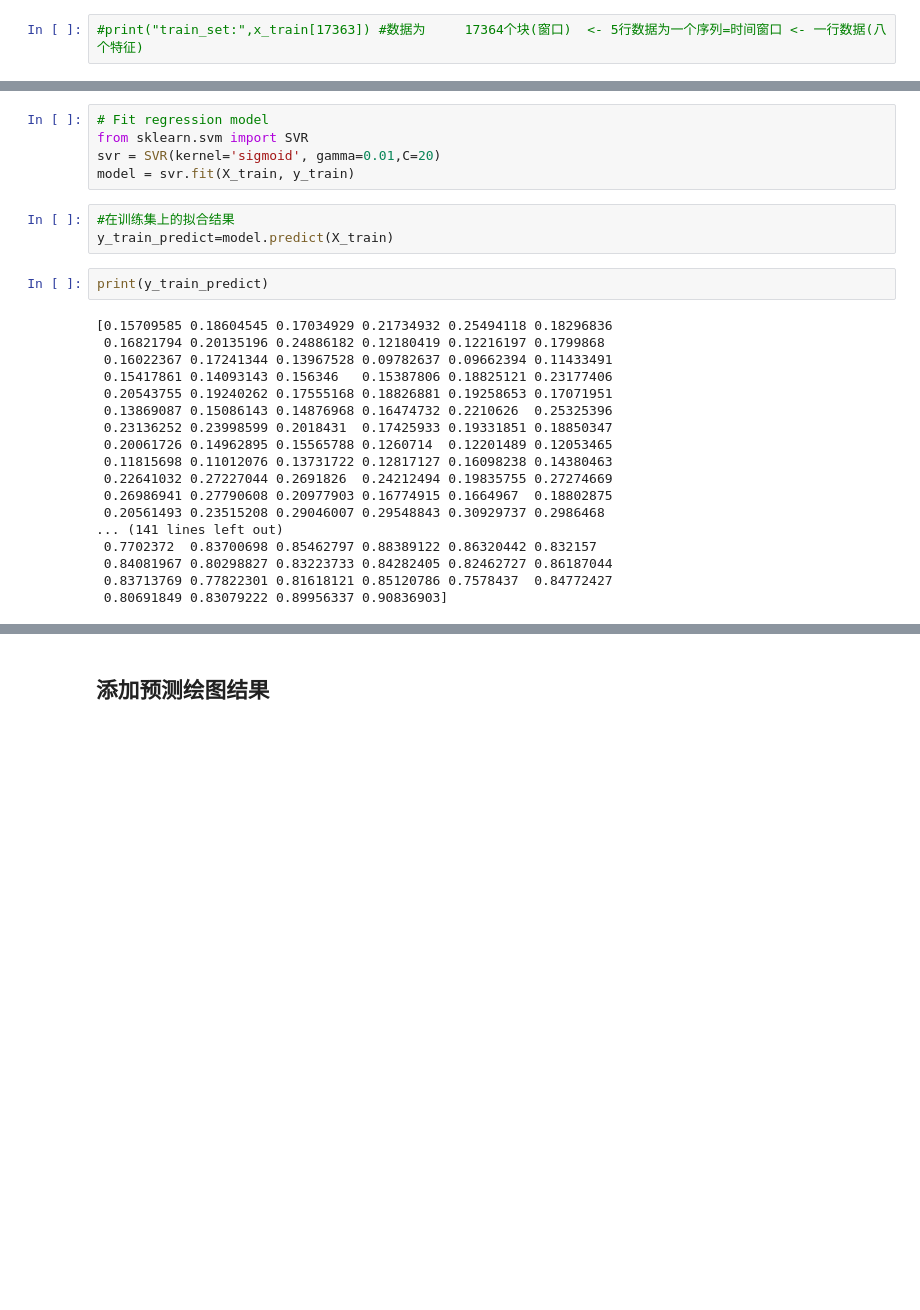
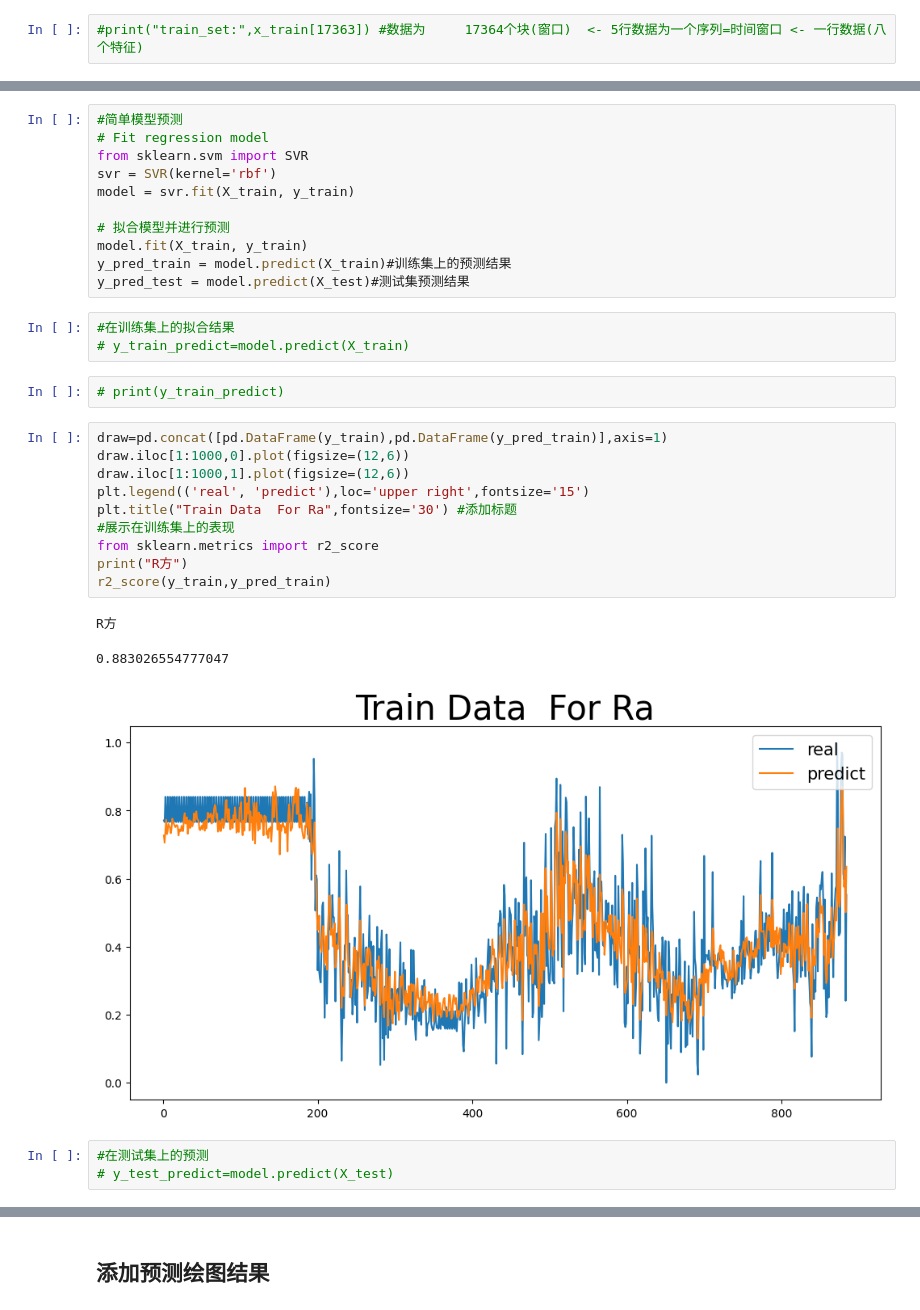
Before and after one commit to AnleHrc/MultiplyUseForMLD, a Jupyter notebook: PaperRelative/SVM/SVM_Regression.ipynb, the cells around one changed output, grey strips where cells are left out. Cells and saved outputs as stored; diff of their text form; blank space fills up the shorter version.

```diff
--- a/PaperRelative/SVM/SVM_Regression.ipynb
+++ b/PaperRelative/SVM/SVM_Regression.ipynb
@@ -160,29 +236,34 @@ print(y_train)
 # %%
+#简单模型预测
 # Fit regression model
 from sklearn.svm import SVR
-svr = SVR(kernel='sigmoid', gamma=0.01,C=20)
+svr = SVR(kernel='rbf')
 model = svr.fit(X_train, y_train)
+
+# 拟合模型并进行预测
+model.fit(X_train, y_train)
+y_pred_train = model.predict(X_train)#训练集上的预测结果
+y_pred_test = model.predict(X_test)#测试集预测结果
 # %%
 #在训练集上的拟合结果
-y_train_predict=model.predict(X_train)
+# y_train_predict=model.predict(X_train)
-# %%
-print(y_train_predict)
-# %% [output]
-[0.15709585 0.18604545 0.17034929 0.21734932 0.25494118 0.18296836
- 0.16821794 0.20135196 0.24886182 0.12180419 0.12216197 0.1799868
- 0.16022367 0.17241344 0.13967528 0.09782637 0.09662394 0.11433491
- 0.15417861 0.14093143 0.156346   0.15387806 0.18825121 0.23177406
- 0.20543755 0.19240262 0.17555168 0.18826881 0.19258653 0.17071951
- 0.13869087 0.15086143 0.14876968 0.16474732 0.2210626  0.25325396
- 0.23136252 0.23998599 0.2018431  0.17425933 0.19331851 0.18850347
- 0.20061726 0.14962895 0.15565788 0.1260714  0.12201489 0.12053465
- 0.11815698 0.11012076 0.13731722 0.12817127 0.16098238 0.14380463
- 0.22641032 0.27227044 0.2691826  0.24212494 0.19835755 0.27274669
- 0.26986941 0.27790608 0.20977903 0.16774915 0.1664967  0.18802875
- 0.20561493 0.23515208 0.29046007 0.29548843 0.30929737 0.2986468
-... (141 lines left out)
- 0.7702372  0.83700698 0.85462797 0.88389122 0.86320442 0.832157
- 0.84081967 0.80298827 0.83223733 0.84282405 0.82462727 0.86187044
- 0.83713769 0.77822301 0.81618121 0.85120786 0.7578437  0.84772427
- 0.80691849 0.83079222 0.89956337 0.90836903]
+# %%
+# print(y_train_predict)
+# %%
+draw=pd.concat([pd.DataFrame(y_train),pd.DataFrame(y_pred_train)],axis=1)
+draw.iloc[1:1000,0].plot(figsize=(12,6))
+draw.iloc[1:1000,1].plot(figsize=(12,6))
+plt.legend(('real', 'predict'),loc='upper right',fontsize='15')
+plt.title("Train Data  For Ra",fontsize='30') #添加标题
+#展示在训练集上的表现
+from sklearn.metrics import r2_score
+print("R方")
+r2_score(y_train,y_pred_train)
+# %% [output]
+R方
+0.883026554777047
+[figure, added]
+# %%
+#在测试集上的预测
+# y_test_predict=model.predict(X_test)
 # %%
```
Also changed, not shown: parts of 19 cells of this notebook, 3 other files.
